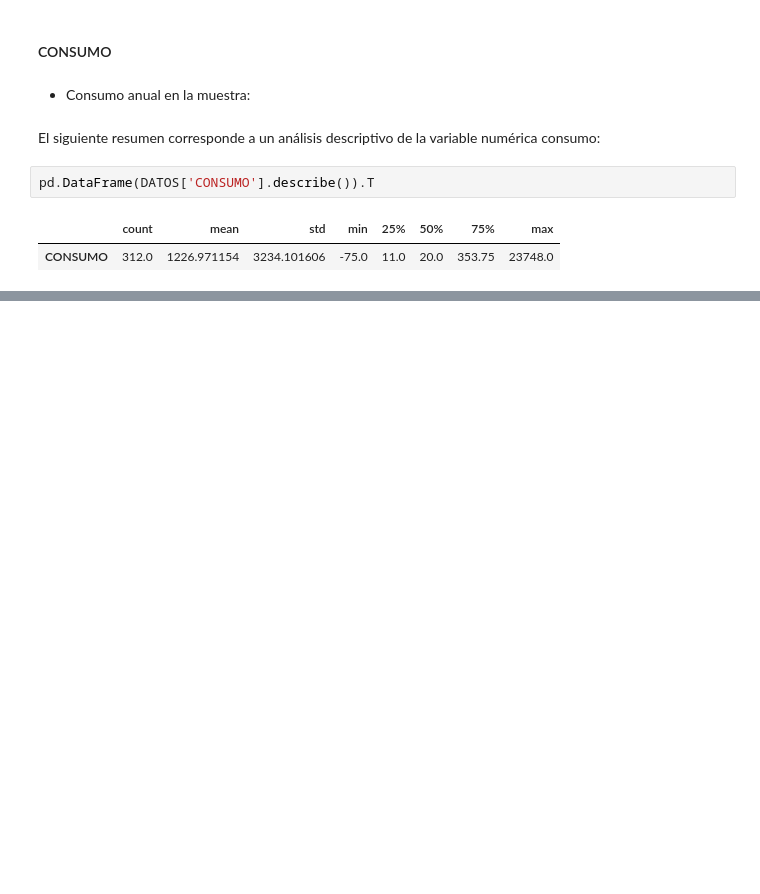
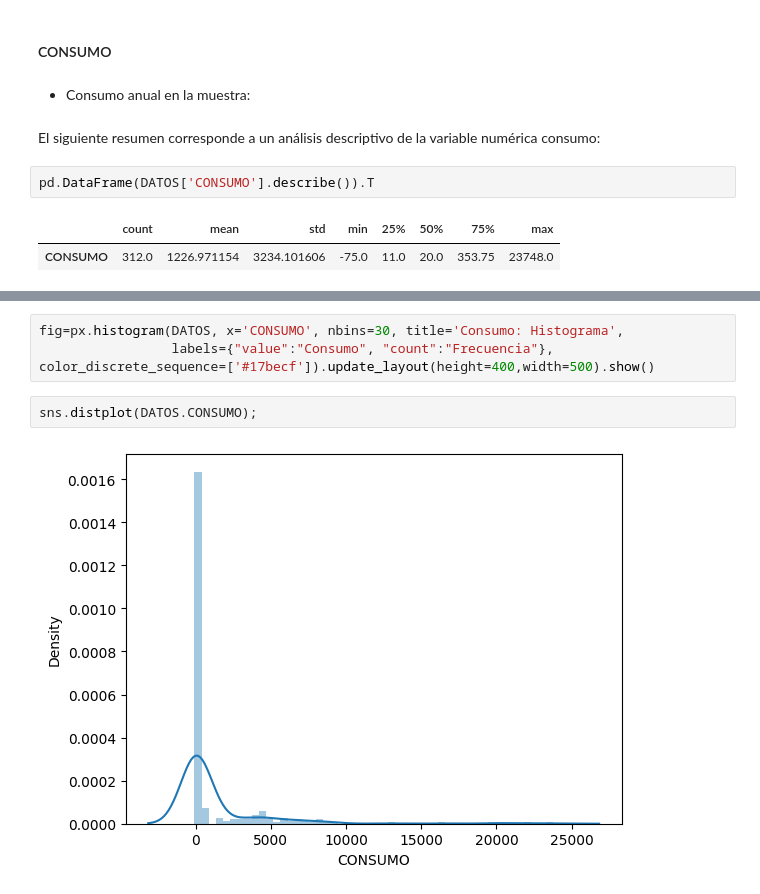
Before and after one commit to vanebertel/PRUEBA_GASES, a Jupyter notebook: _sources/notebooks.ipynb, the cells around one changed output, grey strips where cells are left out. Cells and saved outputs as stored; diff of their text form; blank space fills up the shorter version.

```diff
--- a/_sources/notebooks.ipynb
+++ b/_sources/notebooks.ipynb
@@ -225,0 +231,7 @@ pd.DataFrame(DATOS['CONSUMO'].describe()).T
+# %%
+fig=px.histogram(DATOS, x='CONSUMO', nbins=30, title='Consumo: Histograma',
+                 labels={"value":"Consumo", "count":"Frecuencia"}, color_discrete_sequence=['#17becf']).update_layout(height=400,width=500).show()
+# %%
+sns.distplot(DATOS.CONSUMO);
+# %% [output]
+[figure, added]
```
Also changed, not shown: parts of 19 cells of this notebook, 3 other files.
